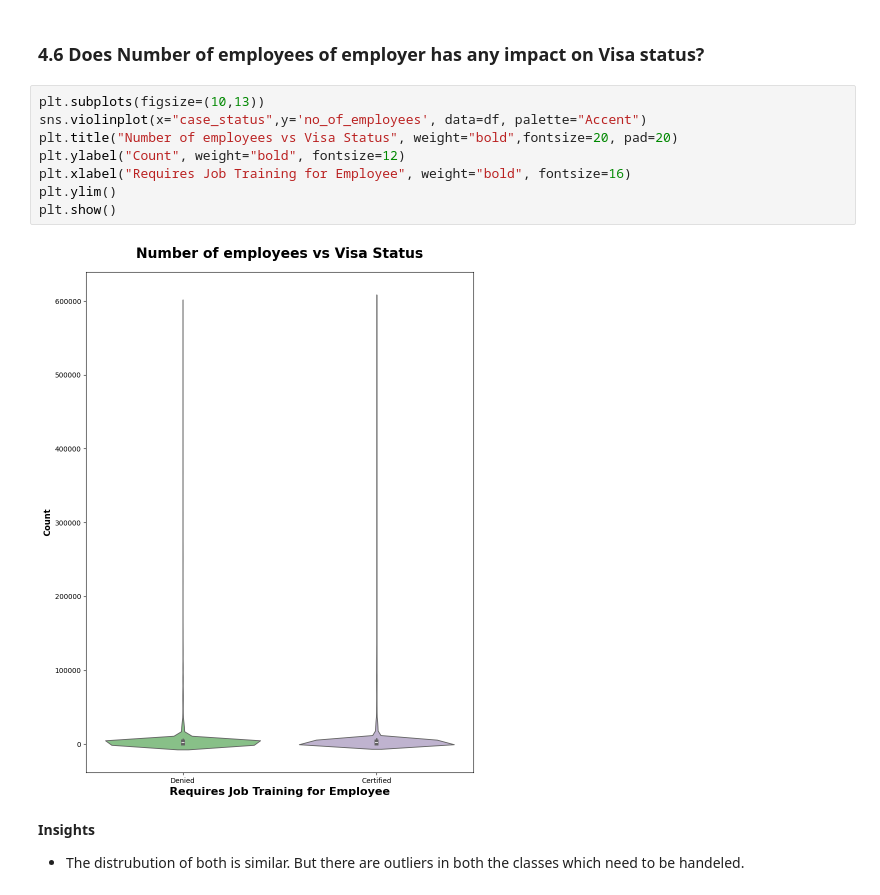
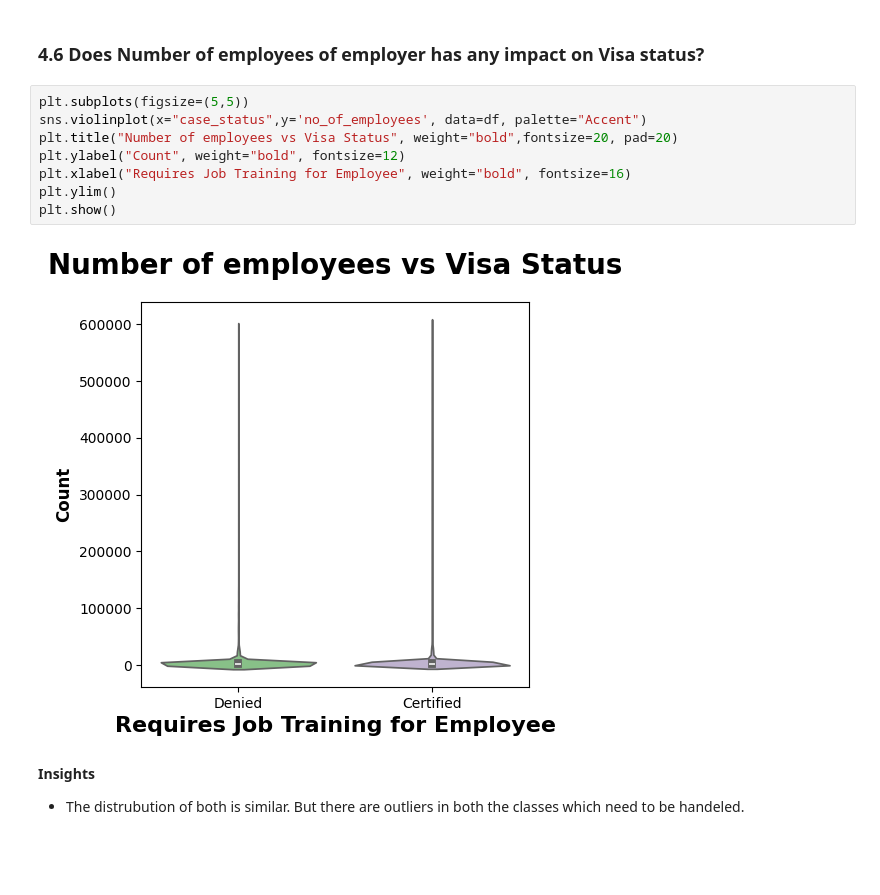
Before and after one commit to DhruTewa/US_Visa_Approval_Prediction, a Jupyter notebook: Notebook/1_EDA_US_visa.ipynb, the cells around one changed output. Saved outputs shown, nothing was run; the diff lists cells and outputs as text; blank space fills up the shorter version.

```diff
--- a/Notebook/1_EDA_US_visa.ipynb
+++ b/Notebook/1_EDA_US_visa.ipynb
@@ -550,15 +490,15 @@ plt.show()
 # %% [markdown]
 ### 4.6 Does Number of employees of employer has any impact on Visa status?
 # %%
-plt.subplots(figsize=(10,13))
+plt.subplots(figsize=(5,5))
 sns.violinplot(x="case_status",y='no_of_employees', data=df, palette="Accent")
 plt.title("Number of employees vs Visa Status", weight="bold",fontsize=20, pad=20)
 plt.ylabel("Count", weight="bold", fontsize=12)
 plt.xlabel("Requires Job Training for Employee", weight="bold", fontsize=16)
 plt.ylim()
 plt.show()
 # %% [output]
-[figure, old version]
+[figure, new version]
 # %% [markdown]
 **Insights**
  - The distrubution of both is similar. But there are outliers in both the classes which need to be handeled.
```
Also changed, not shown: parts of 12 cells of this notebook, 2 other files.
